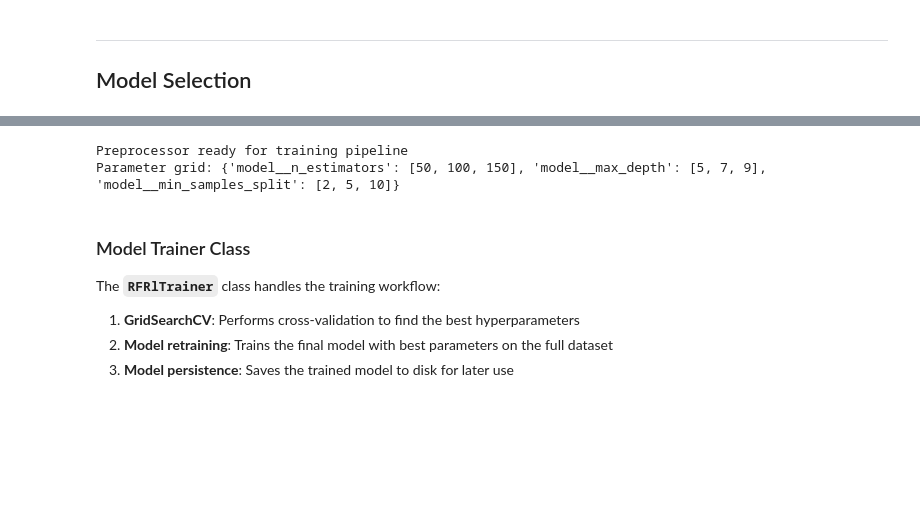
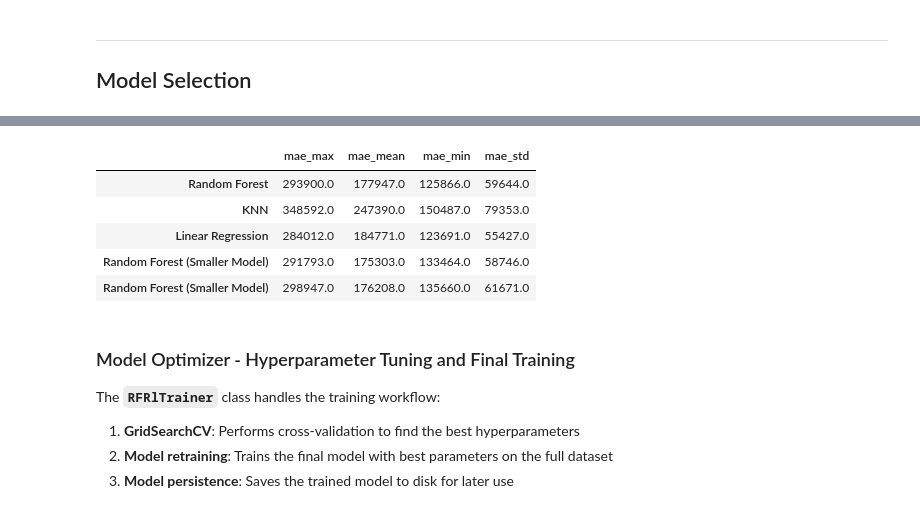
Before and after one commit to cwhitz/solar-capex-estimator, a Jupyter notebook: notebooks/Model_Development.ipynb, the cells around one changed output, grey strips where cells are left out. Drawn from its saved outputs; the diff is of its cells as text; code cells hidden in the pictures; blank space fills up the shorter version.

```diff
--- a/notebooks/Model_Development.ipynb
+++ b/notebooks/Model_Development.ipynb
@@ -27,6 +27,9 @@ from typing import Optional, List
 
 pd.set_option('display.max_columns', 100)
 pd.set_option('display.max_rows', 100)
+
+# Config dictionary to hold any configuration parameters for the model development process.
+config = {}
 # %% [markdown]
 ## 1. DataLoader - Loading TTS Data
 
@@ -870,23 +1015,47 @@ Before training our final model, we need to define:
 # %%
-from sklearn.model_selection import GridSearchCV
+config['model_features'] = {
+    'features': ['PV_system_size_DC', 'state', 'utility_service_territory', 'total_module_count', 'installation_date'],
+    'target': 'total_installed_price'
+}
+min_engineered_df = engineered_df.copy()
 
-# Use the preprocessor we built earlier
-built_preprocessor = preprocessor.preprocessor
+min_engineered_df = min_engineered_df.filter(items=config['model_features']['features'] + [config['model_features']['target']])
 
-# Define parameter grid for Random Forest hyperparameter tuning
-param_grid = {
-    'model__n_estimators': [50, 100, 150],
-    'model__max_depth': [5, 7, 9],
-    'model__min_samples_split': [2, 5, 10]
-}
+min_preprocessor = Preprocessor(target_col=config['model_features']['target'])
+built_min_preprocessor = min_preprocessor.build_preprocessor(min_engineered_df)
 
-print("Preprocessor ready for training pipeline")
-print(f"Parameter grid: {param_grid}")
+min_rfr_pipeline = Pipeline([
+    ("preprocessor", built_min_preprocessor),
+    ("model", RandomForestRegressor(random_state=42, n_estimators=100, max_depth=9))
+])
+
+min_rfr_score =cross_val_score(min_rfr_pipeline, min_engineered_df.drop(columns=[config['model_features']['target']]), min_engineered_df[config['model_features']['target']], cv=5, scoring='neg_mean_absolute_error')
+
+results_df = pd.concat(
+    [
+        results_df,
+        pd.DataFrame(
+            index = ['Random Forest (Smaller Model)'],
+            data = {
+                'mae_max': [-min_rfr_score.min()],
+                'mae_mean': [-min_rfr_score.mean()],
+                'mae_min': [-min_rfr_score.max()],
+                'mae_std': [min_rfr_score.std()]
+            }
+        )
+    ]
+)
+
+results_df.round(0)
 # %% [output]
-Preprocessor ready for training pipeline
-Parameter grid: {'model__n_estimators': [50, 100, 150], 'model__max_depth': [5, 7, 9], 'model__min_samples_split': [2, 5, 10]}
+|  | mae_max | mae_mean | mae_min | mae_std |
+| Random Forest | 293900.0 | 177947.0 | 125866.0 | 59644.0 |
+| KNN | 348592.0 | 247390.0 | 150487.0 | 79353.0 |
+| Linear Regression | 284012.0 | 184771.0 | 123691.0 | 55427.0 |
+| Random Forest (Smaller Model) | 291793.0 | 175303.0 | 133464.0 | 58746.0 |
+| Random Forest (Smaller Model) | 298947.0 | 176208.0 | 135660.0 | 61671.0 |
 # %% [markdown]
-### Model Trainer Class
+### Model Optimizer - Hyperparameter Tuning and Final Training
 
 The **`RFRlTrainer`** class handles the training workflow:
 1. **GridSearchCV**: Performs cross-validation to find the best hyperparameters
```
Also changed, not shown: parts of 47 cells of this notebook, 11 other files.
